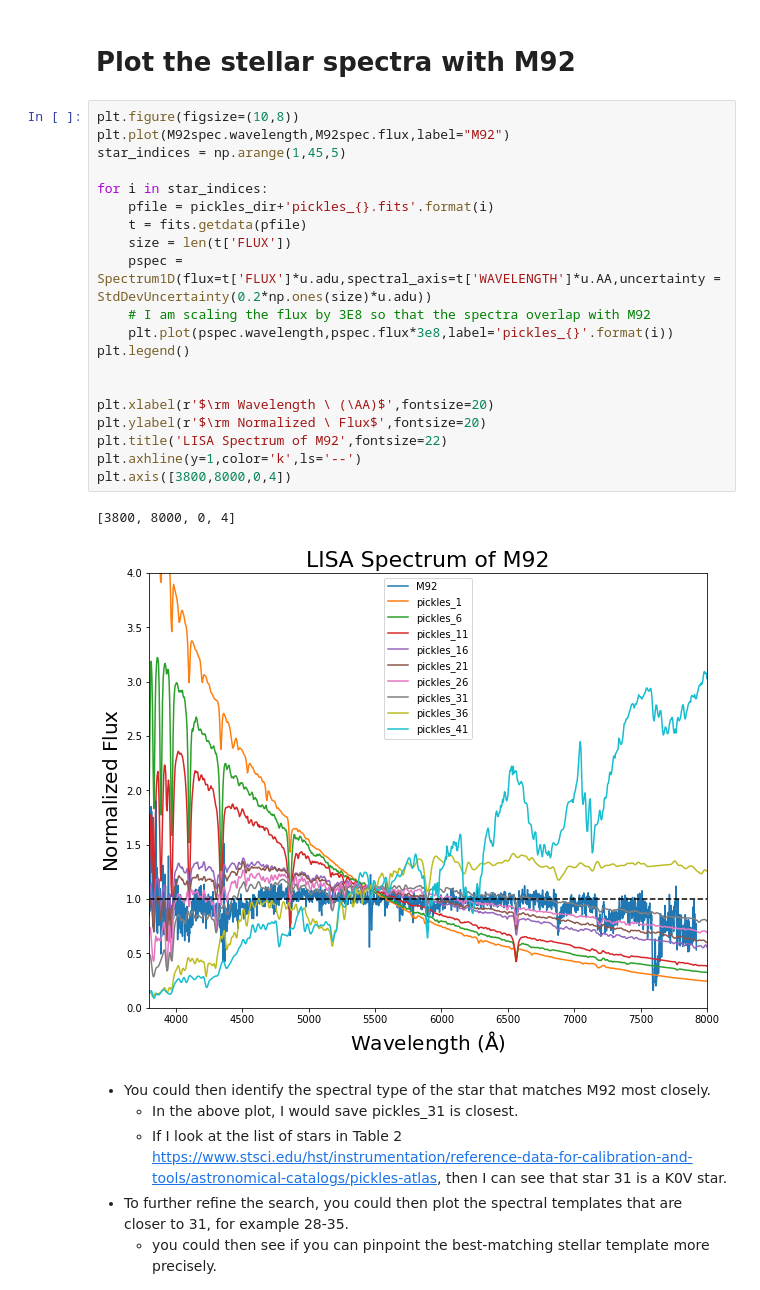
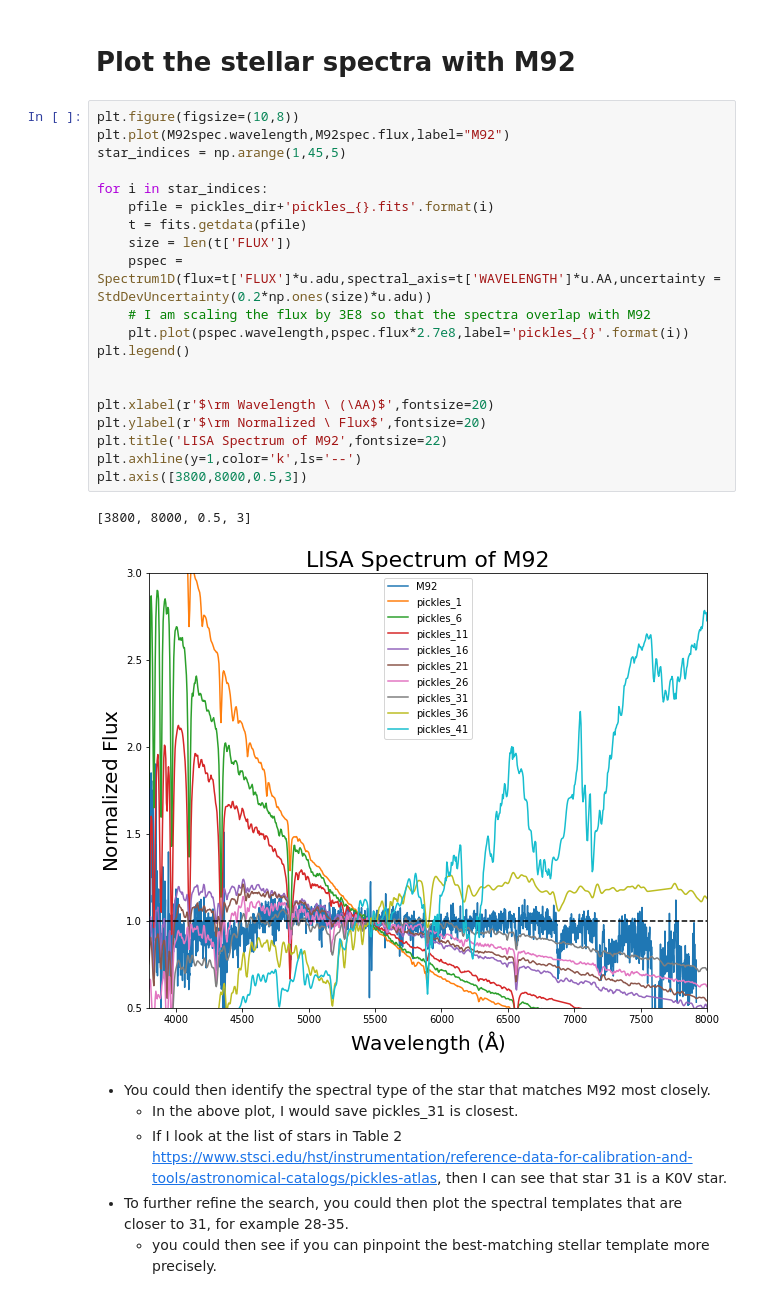
Before and after one commit to rfinn/ASTR380, a Jupyter notebook: spectroscopy/specAnalysis.ipynb, the cells around one changed output. Cells and saved outputs as stored; diff of their text form.

```diff
--- a/spectroscopy/specAnalysis.ipynb
+++ b/spectroscopy/specAnalysis.ipynb
@@ -110,26 +110,26 @@ plt.legend()
 # %%
 plt.figure(figsize=(10,8))
 plt.plot(M92spec.wavelength,M92spec.flux,label="M92")
 star_indices = np.arange(1,45,5)
 
 for i in star_indices:
     pfile = pickles_dir+'pickles_{}.fits'.format(i)
     t = fits.getdata(pfile)
     size = len(t['FLUX'])
     pspec = Spectrum1D(flux=t['FLUX']*u.adu,spectral_axis=t['WAVELENGTH']*u.AA,uncertainty = StdDevUncertainty(0.2*np.ones(size)*u.adu))
     # I am scaling the flux by 3E8 so that the spectra overlap with M92
-    plt.plot(pspec.wavelength,pspec.flux*3e8,label='pickles_{}'.format(i))
+    plt.plot(pspec.wavelength,pspec.flux*2.7e8,label='pickles_{}'.format(i))
 plt.legend()
 
 
 plt.xlabel(r'$\rm Wavelength \ (\AA)$',fontsize=20)
 plt.ylabel(r'$\rm Normalized \ Flux$',fontsize=20)
 plt.title('LISA Spectrum of M92',fontsize=22)
 plt.axhline(y=1,color='k',ls='--')
-plt.axis([3800,8000,0,4])
+plt.axis([3800,8000,0.5,3])
 # %% [output]
-[3800, 8000, 0, 4]
+[3800, 8000, 0.5, 3]
-[figure, old version]
+[figure, new version]
 # %% [markdown]
 * You could then identify the spectral type of the star that matches M92 most closely.
   * In the above plot, I would save pickles_31 is closest.
```
